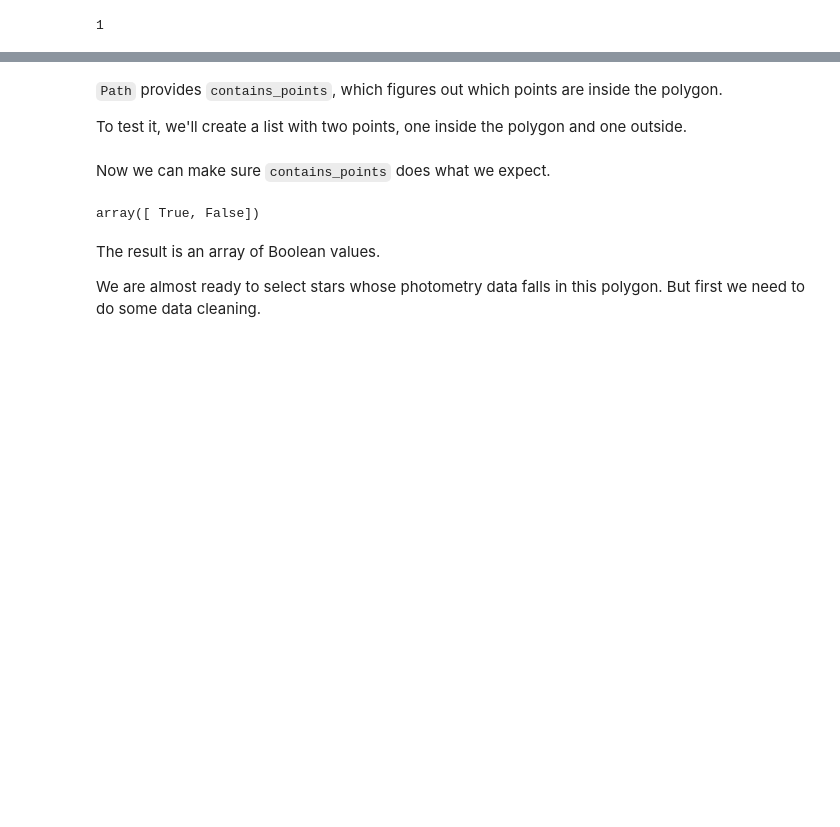
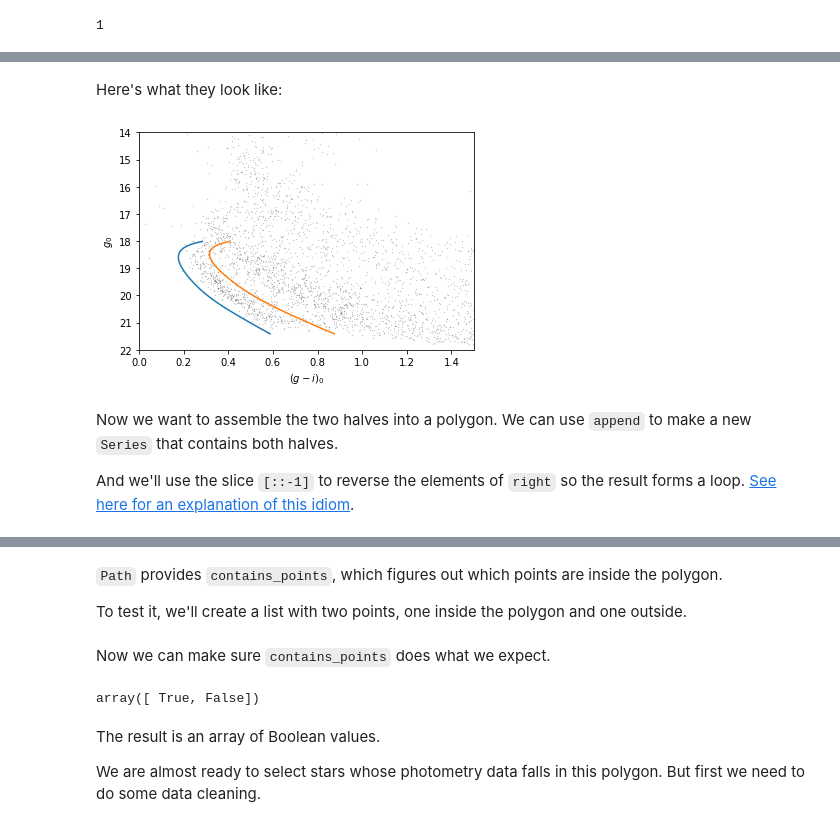
Before and after one commit to AllenDowney/AstronomicalData, a Jupyter notebook: 06_photo.ipynb, the cells around one changed output, grey strips where cells are left out. Cells and saved outputs as stored; diff of their text form; code cells hidden in the pictures; blank space fills up the shorter version.

```diff
--- a/06_photo.ipynb
+++ b/06_photo.ipynb
@@ -392,0 +357,12 @@ Path(array([[ 0.26433692, 17.84253127],
+# %% [markdown]
+Here's what they look like:
+# %%
+plot_cmd(photo_table)
+left.plot()
+right.plot();
+# %% [output]
+[figure, added]
+# %% [markdown]
+Now we want to assemble the two halves into a polygon.  We can use `append` to make a new `Series` that contains both halves.
+
+And we'll use the slice `[::-1]` to reverse the elements of `right` so the result forms a loop.  [See here for an explanation of this idiom](https://stackoverflow.com/questions/5876998/reversing-a-list-using-slice-notation).
```
Also changed, not shown: parts of 94 cells of this notebook, 5 other files.
